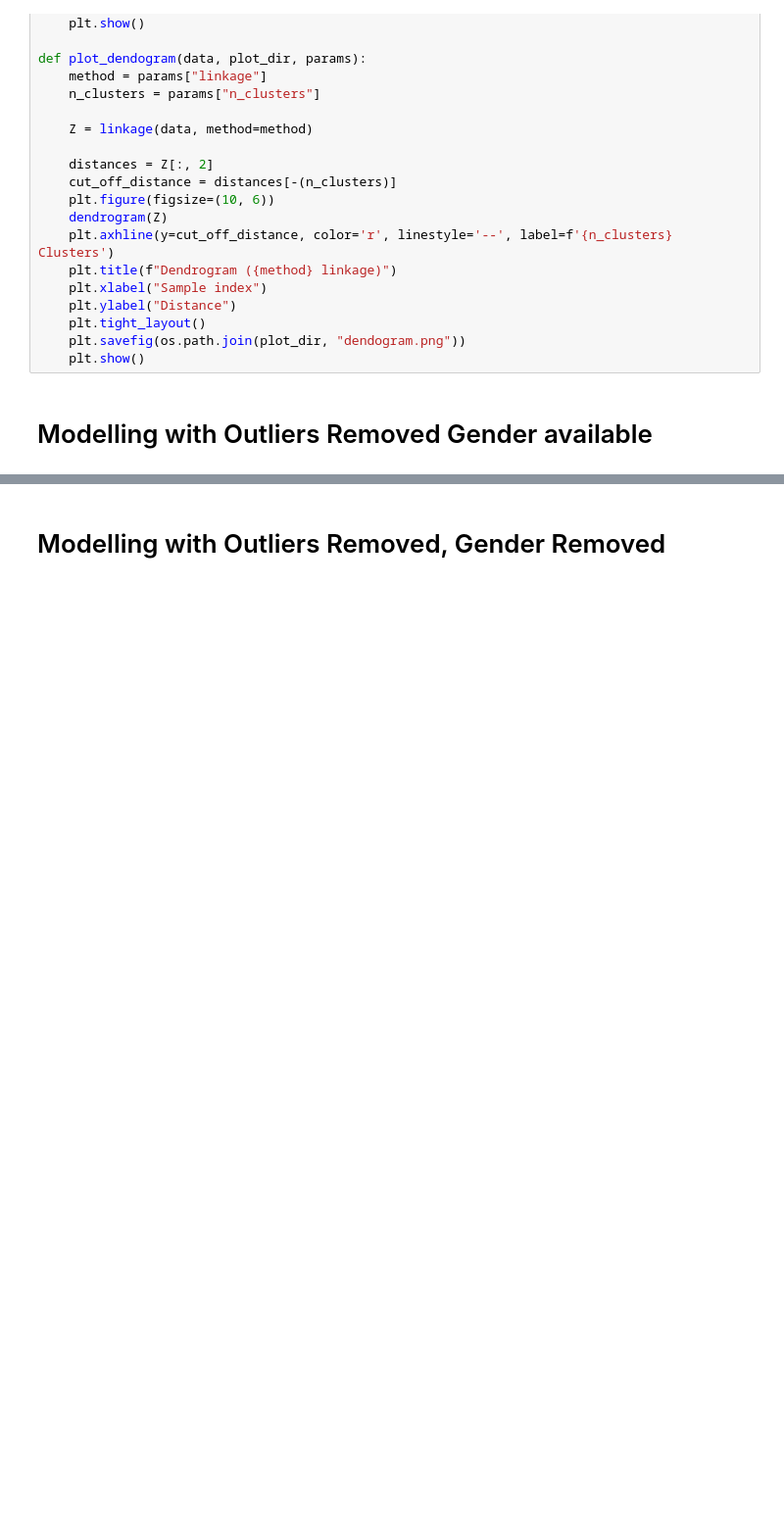
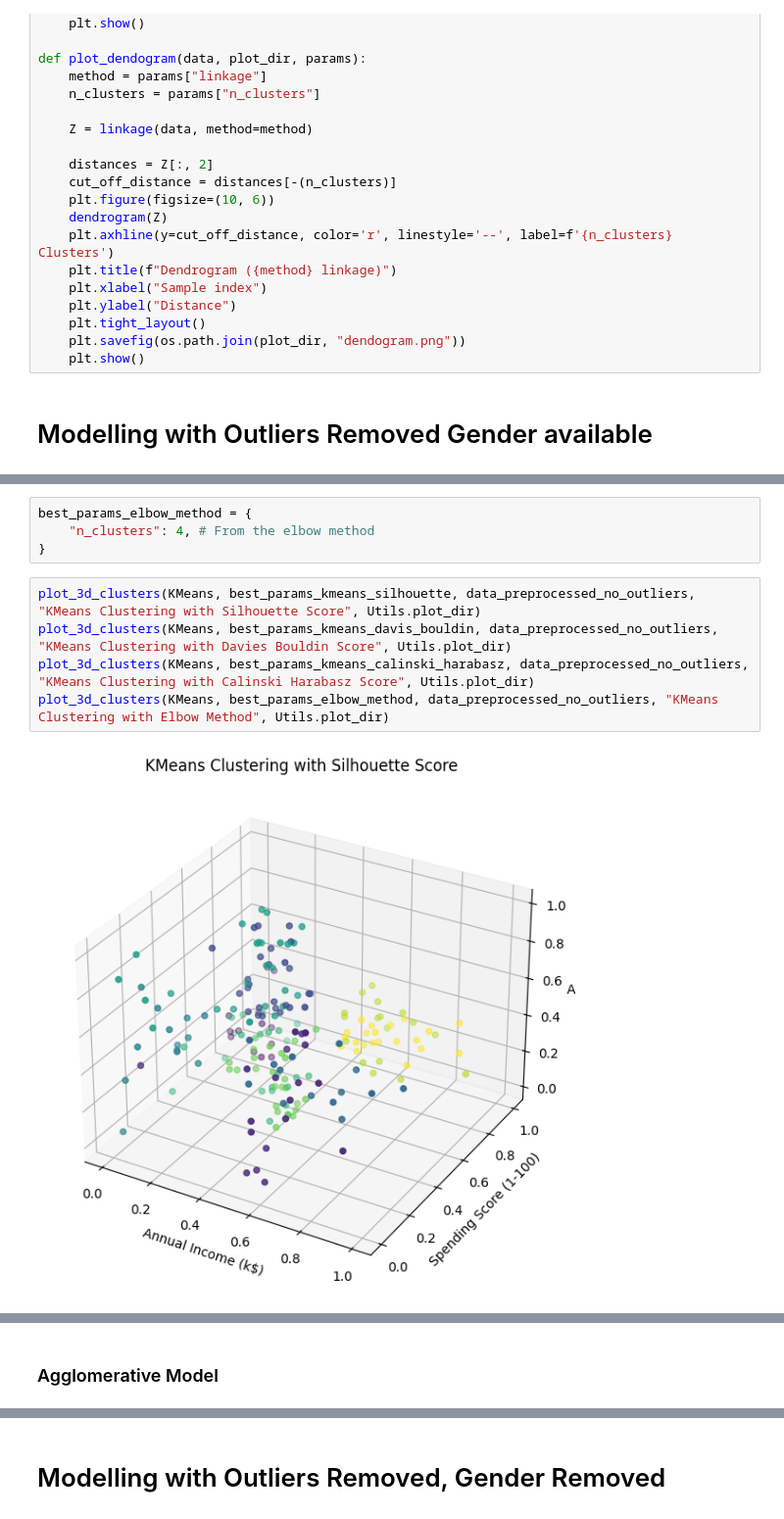
Before and after one commit to Ahmed-Nezar/Customer-Segmentation-Analysis, a Jupyter notebook: Notebooks/Main.ipynb, the cells around one changed output, grey strips where cells are left out. Shown at 98% size. Cells and saved outputs as stored; diff of their text form; blank space fills up the shorter version.

```diff
--- a/Notebooks/Main.ipynb
+++ b/Notebooks/Main.ipynb
@@ -943,0 +988,11 @@ def plot_dendogram(data, plot_dir, params):
+# %%
+best_params_elbow_method = {
+    "n_clusters": 4, # From the elbow method
+}
+# %%
+plot_3d_clusters(KMeans, best_params_kmeans_silhouette, data_preprocessed_no_outliers, "KMeans Clustering with Silhouette Score", Utils.plot_dir)
+plot_3d_clusters(KMeans, best_params_kmeans_davis_bouldin, data_preprocessed_no_outliers, "KMeans Clustering with Davies Bouldin Score", Utils.plot_dir)
+plot_3d_clusters(KMeans, best_params_kmeans_calinski_harabasz, data_preprocessed_no_outliers, "KMeans Clustering with Calinski Harabasz Score", Utils.plot_dir)
+plot_3d_clusters(KMeans, best_params_elbow_method, data_preprocessed_no_outliers, "KMeans Clustering with Elbow Method", Utils.plot_dir)
+# %% [output]
+[figure, added]
@@ -943,0 +1002,2 @@ def plot_dendogram(data, plot_dir, params):
+# %% [markdown]
+### Agglomerative Model
```
Also changed, not shown: parts of 16 cells of this notebook.
